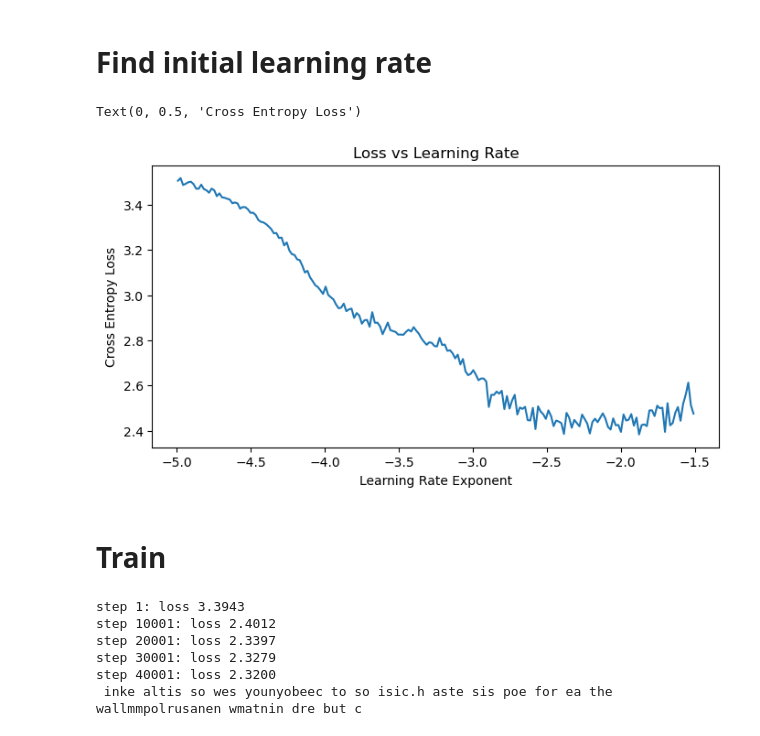
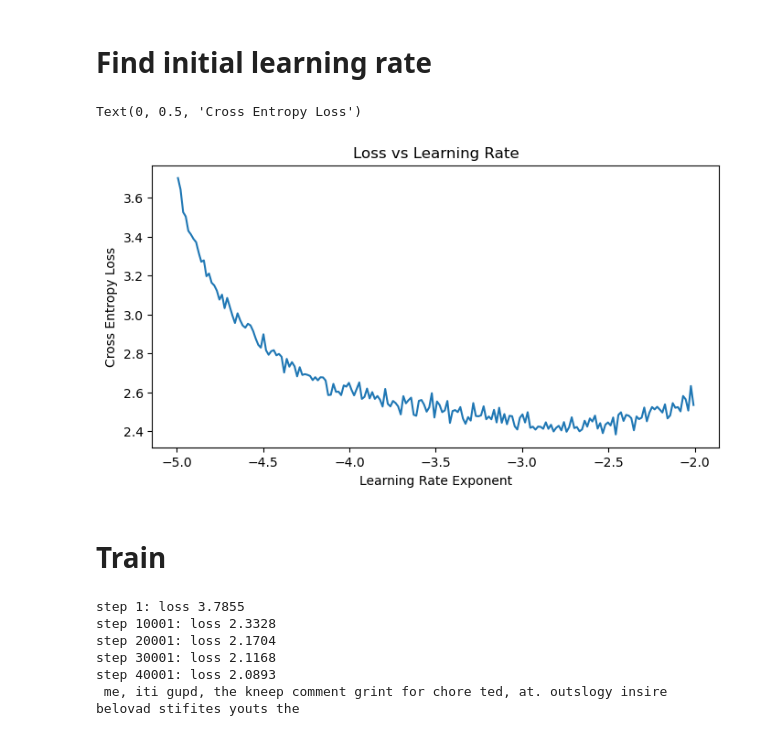
Before and after one commit to haukesteffen/LearningPyTorch, a Jupyter notebook: 6-gpt.ipynb, the cells around one changed output. Cells and saved outputs as stored; diff of their text form; code cells hidden in the pictures.

Commit message:
Add residuals, layernorms, dropout layers, feed-forward layers and block structure

```diff
--- a/6-gpt.ipynb
+++ b/6-gpt.ipynb
@@ -51,9 +51,10 @@ data = torch.tensor(encode(text))
 # %%
 batch_size = 4
 context_size = 8
-embedding_dims = 16
-head_size = 8
-n_heads = 2
+embedding_dims = 64
+n_heads = 8
+head_size = embedding_dims//n_heads
+dropout = 0.3
 
 def get_batch():
     idx = torch.randint(len(data) - context_size, (batch_size,))
@@ -97,7 +129,11 @@ class Model(nn.Module):
         super().__init__()
         self.token_embed = nn.Embedding(vocab_size, embedding_dims)
         self.pos_embed = nn.Embedding(context_size, embedding_dims)
-        self.heads = MultiHeadAttention(head_size=head_size, n_heads=n_heads)
+        self.blocks = nn.Sequential(
+            Block(head_size, embedding_dims, n_heads, dropout),
+            Block(head_size, embedding_dims, n_heads, dropout),
+            Block(head_size, embedding_dims, n_heads, dropout)
+        )
         self.linear = nn.Linear(embedding_dims, vocab_size)
 
     def forward(self, x, y=None):
@@ -105,7 +141,7 @@ class Model(nn.Module):
         token_embeddings = self.token_embed(x) # (B, T, C)
         pos_embeddings = self.pos_embed(torch.arange(T, device=device)) # (T, C)
         x = token_embeddings + pos_embeddings # (B, T, C)
-        x = self.heads(x) # (B, T, head_size)
+        x = self.blocks(x) # (B, T, head_size)
         logits = self.linear(x) # (B, T, vocab_size)
 
         if y == None:
@@ -120,12 +156,14 @@ class Model(nn.Module):
         return logits, loss
 
     def generate(self, x, n):
+        self.eval()
         for _ in range(n):
             x_in = x[:, -context_size:]
             logits, _ = self(x_in)
             probs = F.softmax(logits[:, -1, :], dim=-1)
             x_next = torch.multinomial(probs, num_samples=1)
             x = torch.cat([x, x_next], dim=1)
+        self.train()
         return x
 # %% [markdown]
 # Create baseline
@@ -142,40 +180,42 @@ print(decode(m.generate(torch.zeros((1, 1), dtype=torch.int64).to(device), n=100
 # Find initial learning rate
 # %%
 m = Model().to(device)
+m.train()
 optimizer = optim.AdamW(m.parameters(), lr=1e-2)
 
-lr_exps = torch.linspace(-5, -1.5, 10000)
+lr_exps = torch.linspace(-5, -2, 10000)
 lrs = 10**lr_exps
 losses = []
 for lr in lrs:
     for param_group in optimizer.param_groups:
             param_group['lr'] = lr
 
     x, y = get_batch()
     logits, loss = m(x, y)
     losses.append(loss.item())
     optimizer.zero_grad()
     loss.backward()
     optimizer.step()
 
 fig, ax = plt.subplots(figsize=(8,4))
 sns.set_style()
 plt.plot(
     lr_exps.view(-1, 50).mean(dim=1).tolist(),
     torch.tensor(losses).view(-1, 50).mean(dim=1).tolist()
     )
 
 ax.set_title('Loss vs Learning Rate')
 ax.set_xlabel('Learning Rate Exponent')
 ax.set_ylabel('Cross Entropy Loss')
 # %% [output]
 Text(0, 0.5, 'Cross Entropy Loss')
-[figure, old version]
+[figure, new version]
 # %% [markdown]
 # Train
 # %%
 m = Model().to(device)
-optimizer = optim.AdamW(m.parameters(), lr=1e-2)
+m.train()
+optimizer = optim.AdamW(m.parameters(), lr=1e-3)
 losses = []
 for i in range(50000):
     x, y = get_batch()
@@ -188,9 +228,9 @@ for i in range(50000):
         print(f"step {i+1}: loss {np.mean(losses[-10000:]):.4f}")
 print(decode(m.generate(torch.zeros((1, 1), dtype=torch.int64).to(device), n=100)[0].tolist()))
 # %% [output]
-step 1: loss 3.3943
-step 10001: loss 2.4012
-step 20001: loss 2.3397
-step 30001: loss 2.3279
-step 40001: loss 2.3200
- inke altis so wes younyobeec to so isic.h aste sis poe for ea the wallmmpolrusanen wmatnin dre but c
+step 1: loss 3.7855
+step 10001: loss 2.3328
+step 20001: loss 2.1704
+step 30001: loss 2.1168
+step 40001: loss 2.0893
+ me, iti gupd, the kneep comment grint for chore ted, at. outslogy insire belovad stifites youts the
```
Also changed, not shown: parts of 3 cells of this notebook.
